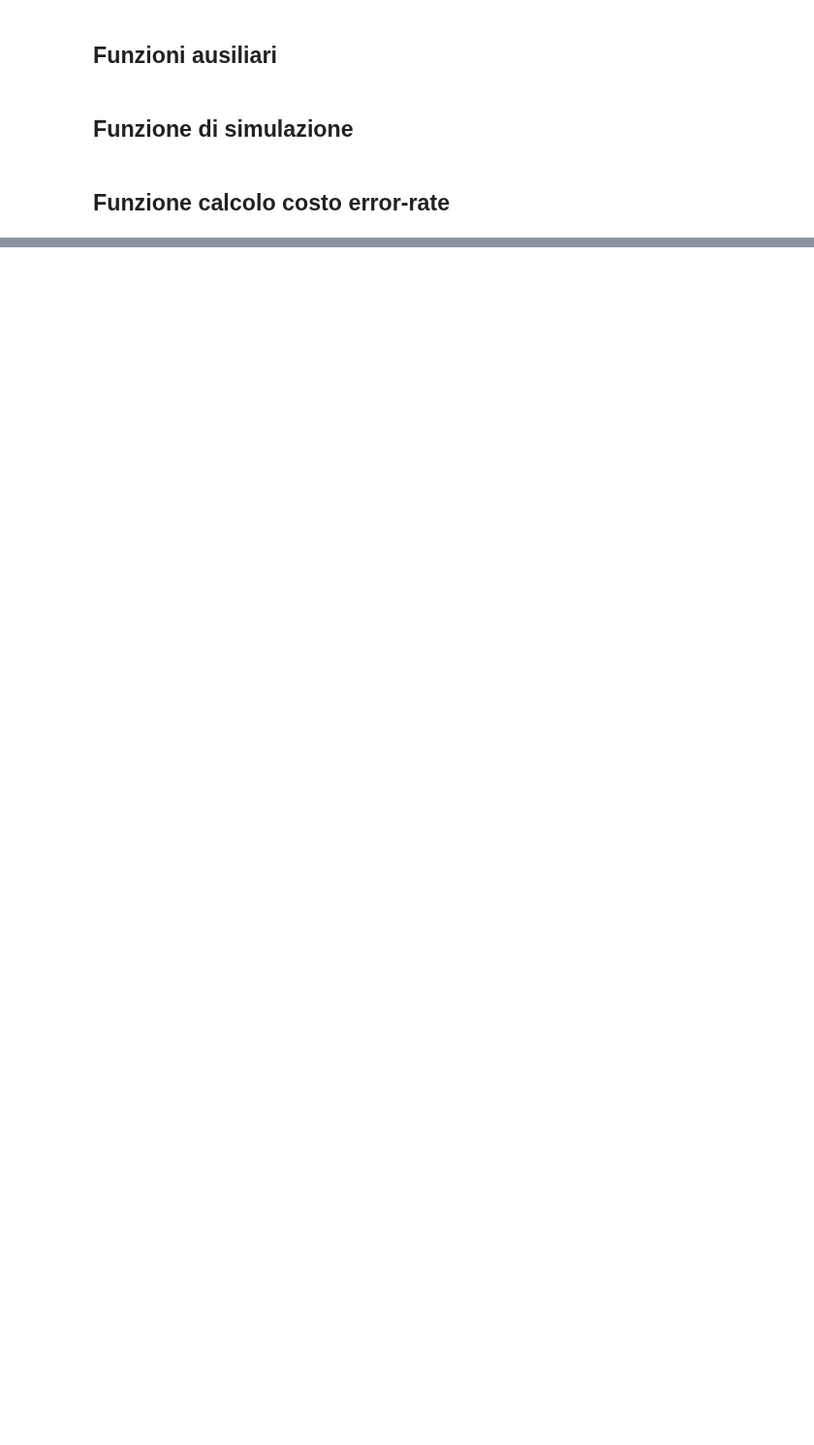
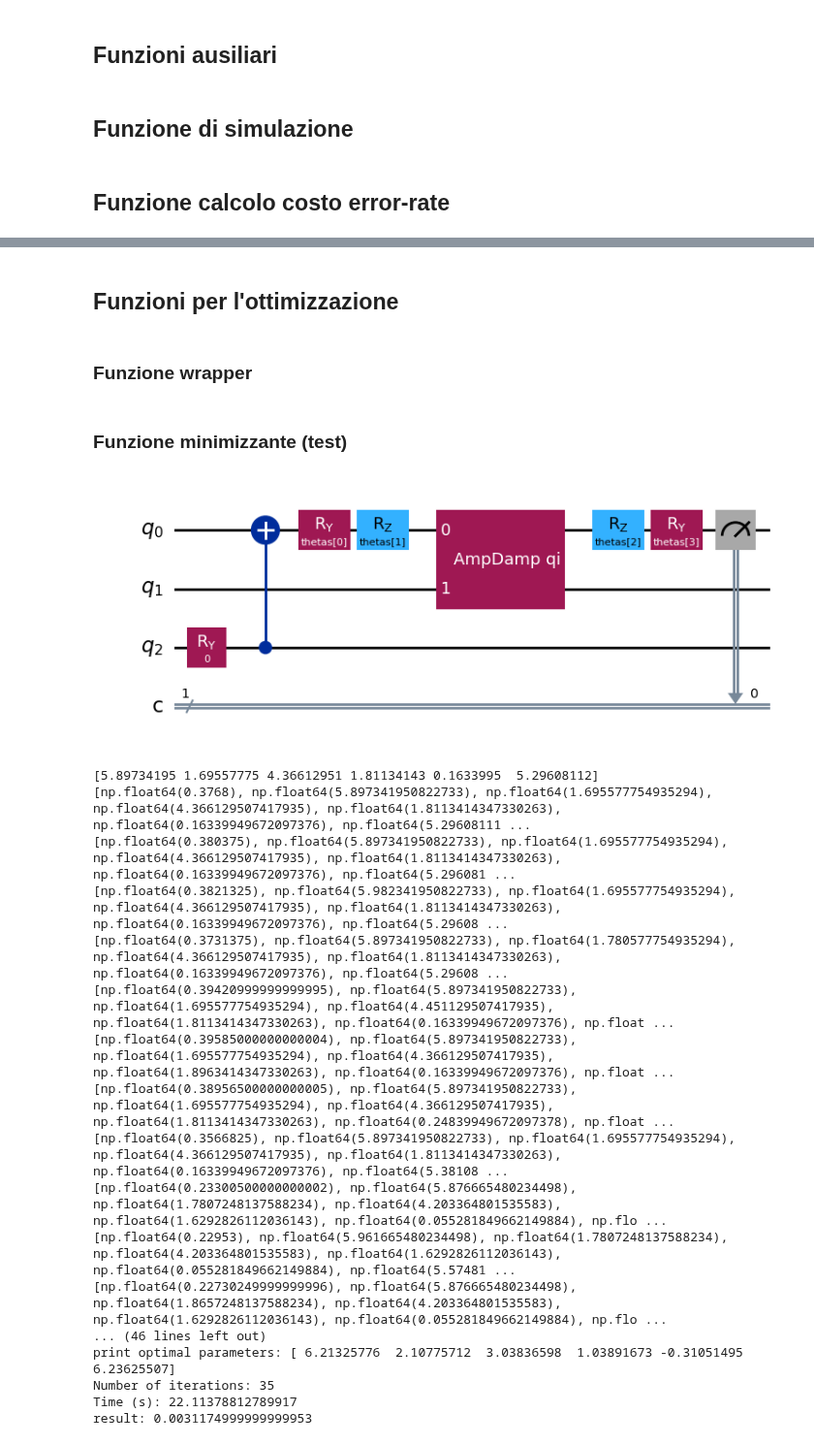
Before and after one commit to remgabryldel/quantum-amplitude-damping-channel, a Jupyter notebook: q_a_d.ipynb, the cells around one changed output, grey strips where cells are left out. Shown at 97% size. Saved outputs shown, nothing was run; the diff lists cells and outputs as text; code cells hidden in the pictures; blank space fills up the shorter version.

Commit message:
Aggiunta la funzione che si occupa dell'ottimizzazione, impoastazione dell'ottimizzatore, e verifica della convergenza a titolo d'esempio.

```diff
--- a/q_a_d.ipynb
+++ b/q_a_d.ipynb
@@ -1417,6 +1421,12 @@ $$
 # %% [markdown]
 ## Funzioni ausiliari
 # %%
+def normalize_counts(counts):
+    """
+    Aggiunge le chiavi '0' e '1' con valore 0 se mancanti.
+    """
+    return {key: counts.get(key, 0) for key in ['0', '1']}
+
 def cost_function(counts):
     """
     Calcola la stima della probabilità di errore media degli esiti di misura utilizzando il metodo della massima verosimiglianza.
@@ -1439,6 +1449,8 @@ def cost_function(counts):
     float
         Valore della funzione costo
     """
+    # Normalizza ogni dizionario in counts
+    counts = [normalize_counts(c) for c in counts]
     # Calcola il numero totale di misure effettuate per ciascun set di parametri
     # (compone un dizionario) di cui è stato eseguito il run di conteggi (somma di '0' e '1'),
     # quindi restituisce una lista fatta in questo modo [numero_totale_di_run_per_il set_1, ...]
@@ -1456,7 +1468,7 @@ def cost_function(counts):
 
     # Ritorna il risultato della stima della probabilità di errore media utilizzando il metodo della
     # massima verosimiglianza
-    return 1-(np.max(f_of_0_counts_norm)+np.max(f_of_1_counts_norm)) # moltiplicare per (num_run_(A or B)/num_tot_run_A+B) davanti alle frequenze ?
+    return 1-(np.max(f_of_0_counts_norm)+np.max(f_of_1_counts_norm))
 
 def merge_dict(dicts):
     """
@@ -1636,0 +1653,4 @@ il modedllo è ideale:True
+# %% [markdown]
+## Funzioni per l'ottimizzazione
+# %% [markdown]
+### Funzione wrapper
@@ -1636,0 +1688,60 @@ il modedllo è ideale:True
+# %% [markdown]
+### Funzione minimizzante (test)
+# %%
+thetas = ParameterVector("thetas", 4)
+# Crea il circuito parametrico, con iperparametri definiti (stato iniziale e damping)
+qc = circuitERADC_with_Ancilla_parametrized_qi(0.0,thetas,theta_to_noise(0))
+# aggiungiere misure o ulteriori gate o operatori ai fini della simulazione
+qc.add_register(0,1)
+
+qc.measure(0,0)
+
+display(qc.decompose(["AncInitilizeState", "Error-Rate ADC Model qi"]).draw("mpl"))
+# x0 = [4.27142044, 2.04210291, 1.12913681, 2.03647616, 1.10267121, 1.13258785]
+x0 = np.random.uniform(0, 2 * np.pi, size=6)
+print(x0)
+start_time = time.time()
+
+cost_history = []
+
+cost_wrapper_scipy(x0,qc, 10000, thetas, cost_history)
+result = minimize(
+    cost_wrapper_scipy,
+    x0,
+    jac = None,
+    args=(qc, 200000, thetas, cost_history),
+    method="BFGS",
+    # bounds=np.array([(0, 2*np.pi)] * 6),
+    tol = 0.0001,
+    options={"maxiter": 10000,
+             "disp": True,
+             "gtol" : 8.0e-2,
+             "eps" : 8.5e-2
+            }
+)
+end_time = time.time()
+execution_time = end_time - start_time
+print(result)
+print(f"""print optimal parameters: {result.x}""")
+print(f"""Number of iterations: {result.nfev}""")
+print(f"""Time (s): {execution_time}""")
+print(f"""result: {result.fun}""")
+# %% [output]
+[figure, added]
+[5.89734195 1.69557775 4.36612951 1.81134143 0.1633995  5.29608112]
+[np.float64(0.3768), np.float64(5.897341950822733), np.float64(1.695577754935294), np.float64(4.366129507417935), np.float64(1.8113414347330263), np.float64(0.16339949672097376), np.float64(5.29608111 ...
+[np.float64(0.380375), np.float64(5.897341950822733), np.float64(1.695577754935294), np.float64(4.366129507417935), np.float64(1.8113414347330263), np.float64(0.16339949672097376), np.float64(5.296081 ...
+[np.float64(0.3821325), np.float64(5.982341950822733), np.float64(1.695577754935294), np.float64(4.366129507417935), np.float64(1.8113414347330263), np.float64(0.16339949672097376), np.float64(5.29608 ...
+[np.float64(0.3731375), np.float64(5.897341950822733), np.float64(1.780577754935294), np.float64(4.366129507417935), np.float64(1.8113414347330263), np.float64(0.16339949672097376), np.float64(5.29608 ...
+[np.float64(0.39420999999999995), np.float64(5.897341950822733), np.float64(1.695577754935294), np.float64(4.451129507417935), np.float64(1.8113414347330263), np.float64(0.16339949672097376), np.float ...
+[np.float64(0.39585000000000004), np.float64(5.897341950822733), np.float64(1.695577754935294), np.float64(4.366129507417935), np.float64(1.8963414347330263), np.float64(0.16339949672097376), np.float ...
+[np.float64(0.38956500000000005), np.float64(5.897341950822733), np.float64(1.695577754935294), np.float64(4.366129507417935), np.float64(1.8113414347330263), np.float64(0.24839949672097378), np.float ...
+[np.float64(0.3566825), np.float64(5.897341950822733), np.float64(1.695577754935294), np.float64(4.366129507417935), np.float64(1.8113414347330263), np.float64(0.16339949672097376), np.float64(5.38108 ...
+[np.float64(0.23300500000000002), np.float64(5.876665480234498), np.float64(1.7807248137588234), np.float64(4.203364801535583), np.float64(1.6292826112036143), np.float64(0.055281849662149884), np.flo ...
+[np.float64(0.22953), np.float64(5.961665480234498), np.float64(1.7807248137588234), np.float64(4.203364801535583), np.float64(1.6292826112036143), np.float64(0.055281849662149884), np.float64(5.57481 ...
+[np.float64(0.22730249999999996), np.float64(5.876665480234498), np.float64(1.8657248137588234), np.float64(4.203364801535583), np.float64(1.6292826112036143), np.float64(0.055281849662149884), np.flo ...
+... (46 lines left out)
+print optimal parameters: [ 6.21325776  2.10775712  3.03836598  1.03891673 -0.31051495  6.23625507]
+Number of iterations: 35
+Time (s): 22.11378812789917
+result: 0.0031174999999999953
```
Also changed, not shown: parts of 12 cells of this notebook.
